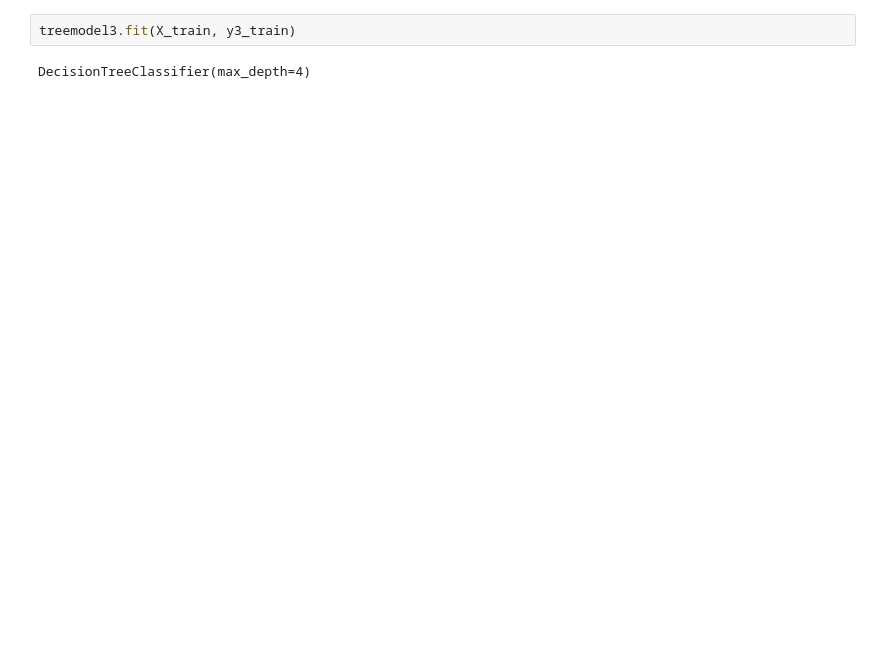
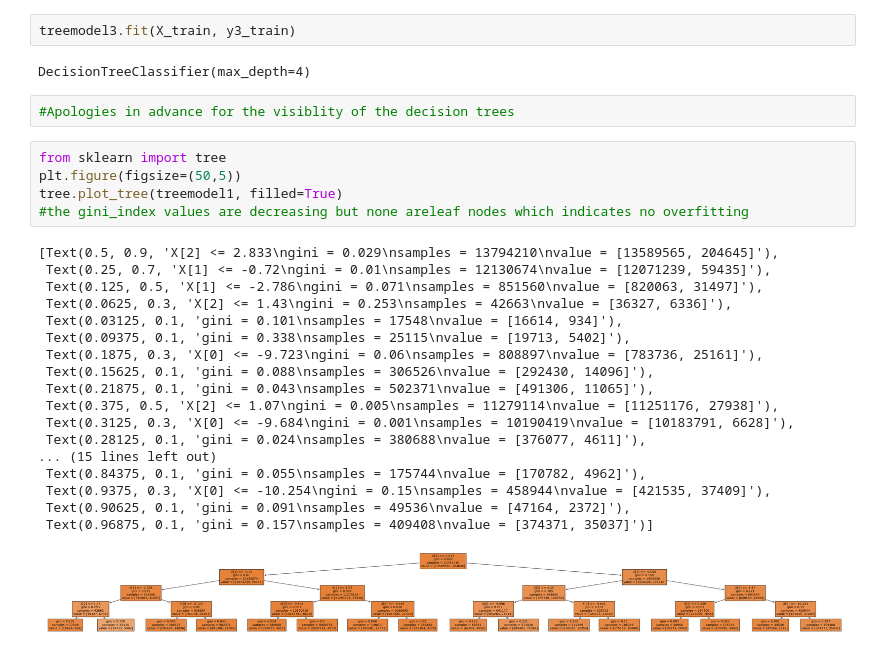
Before and after one commit to Dishaa09/Kaggle-Projects-, a Jupyter notebook: parkinson-s-disease-for-beginners.ipynb, the cells around one changed output. Drawn from its saved outputs; the diff is of its cells as text; blank space fills up the shorter version.

```diff
--- a/parkinson-s-disease-for-beginners.ipynb
+++ b/parkinson-s-disease-for-beginners.ipynb
@@ -300,3 +300,29 @@ DecisionTreeClassifier(max_depth=5)
 treemodel3.fit(X_train, y3_train)
 # %% [output]
 DecisionTreeClassifier(max_depth=4)
+# %%
+#Apologies in advance for the visiblity of the decision trees
+# %%
+from sklearn import tree
+plt.figure(figsize=(50,5))
+tree.plot_tree(treemodel1, filled=True)
+#the gini_index values are decreasing but none areleaf nodes which indicates no overfitting
+# %% [output]
+[Text(0.5, 0.9, 'X[2] <= 2.833\ngini = 0.029\nsamples = 13794210\nvalue = [13589565, 204645]'),
+ Text(0.25, 0.7, 'X[1] <= -0.72\ngini = 0.01\nsamples = 12130674\nvalue = [12071239, 59435]'),
+ Text(0.125, 0.5, 'X[1] <= -2.786\ngini = 0.071\nsamples = 851560\nvalue = [820063, 31497]'),
+ Text(0.0625, 0.3, 'X[2] <= 1.43\ngini = 0.253\nsamples = 42663\nvalue = [36327, 6336]'),
+ Text(0.03125, 0.1, 'gini = 0.101\nsamples = 17548\nvalue = [16614, 934]'),
+ Text(0.09375, 0.1, 'gini = 0.338\nsamples = 25115\nvalue = [19713, 5402]'),
+ Text(0.1875, 0.3, 'X[0] <= -9.723\ngini = 0.06\nsamples = 808897\nvalue = [783736, 25161]'),
+ Text(0.15625, 0.1, 'gini = 0.088\nsamples = 306526\nvalue = [292430, 14096]'),
+ Text(0.21875, 0.1, 'gini = 0.043\nsamples = 502371\nvalue = [491306, 11065]'),
+ Text(0.375, 0.5, 'X[2] <= 1.07\ngini = 0.005\nsamples = 11279114\nvalue = [11251176, 27938]'),
+ Text(0.3125, 0.3, 'X[0] <= -9.684\ngini = 0.001\nsamples = 10190419\nvalue = [10183791, 6628]'),
+ Text(0.28125, 0.1, 'gini = 0.024\nsamples = 380688\nvalue = [376077, 4611]'),
+... (15 lines left out)
+ Text(0.84375, 0.1, 'gini = 0.055\nsamples = 175744\nvalue = [170782, 4962]'),
+ Text(0.9375, 0.3, 'X[0] <= -10.254\ngini = 0.15\nsamples = 458944\nvalue = [421535, 37409]'),
+ Text(0.90625, 0.1, 'gini = 0.091\nsamples = 49536\nvalue = [47164, 2372]'),
+ Text(0.96875, 0.1, 'gini = 0.157\nsamples = 409408\nvalue = [374371, 35037]')]
+[figure, added]
```
Also changed, not shown: parts of 10 cells of this notebook.
